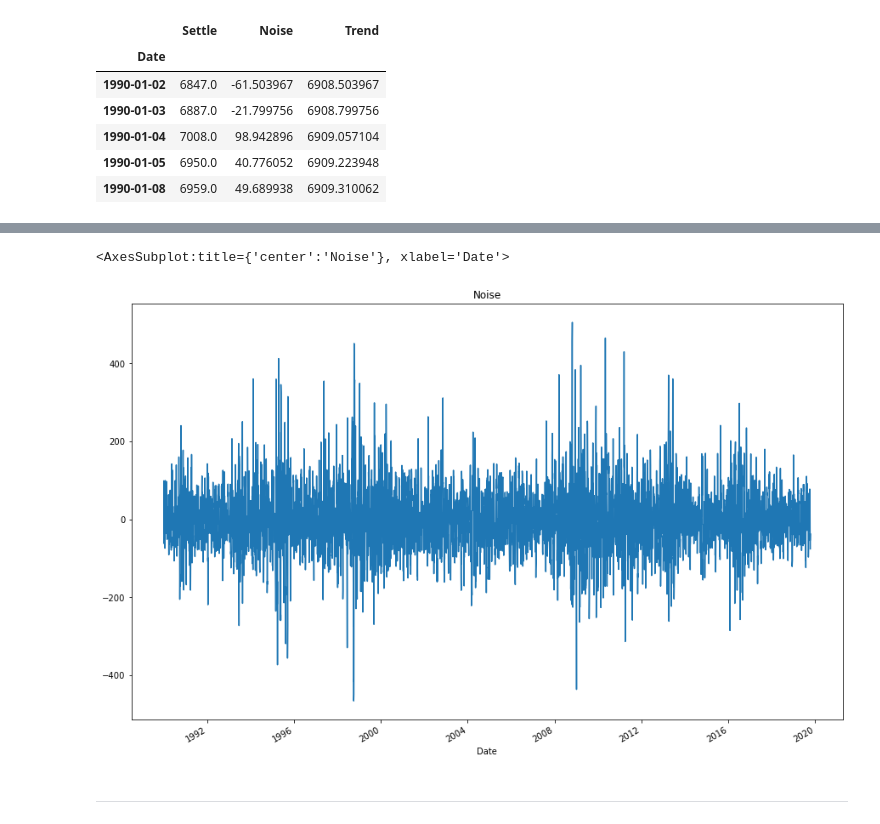
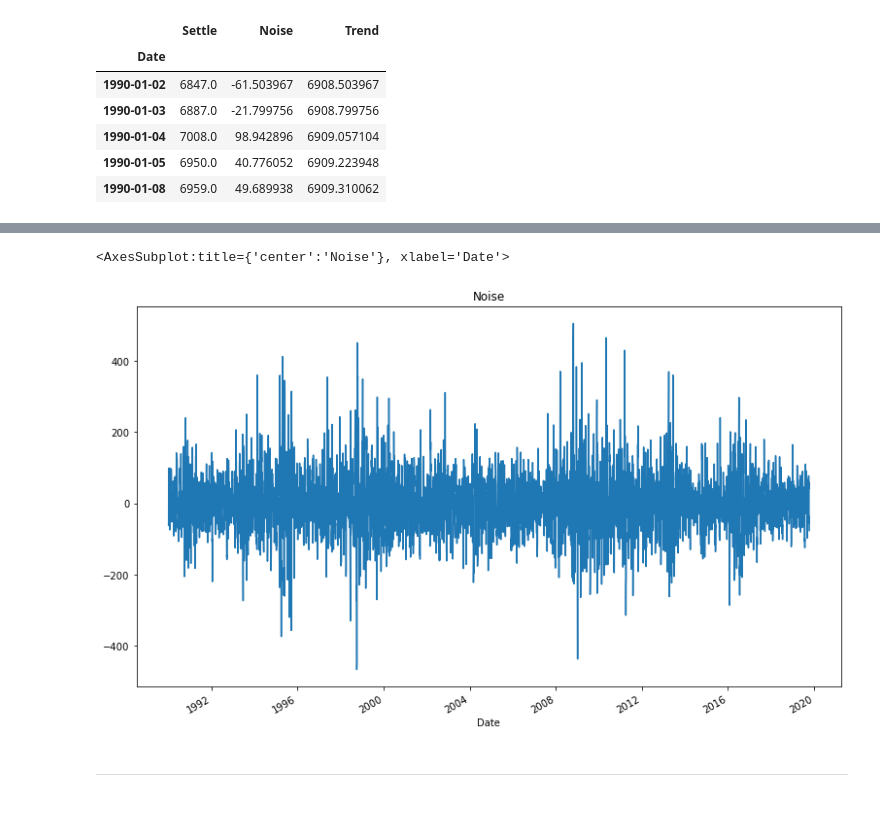
Before and after one commit to anjanamin/Time_Series, a Jupyter notebook: time_series_analysis.ipynb, the cells around one changed output, grey strips where cells are left out. Saved outputs shown, nothing was run; the diff lists cells and outputs as text; code cells hidden in the pictures.

```diff
--- a/time_series_analysis.ipynb
+++ b/time_series_analysis.ipynb
@@ -83,12 +83,12 @@ df_settle[['Settle','Trend']]['2015-01':].plot(
 # %%
 # Plot the Settle Noise
 df_settle.Noise.plot(
-    figsize = (15,10),
+    figsize = (13,8),
     title = 'Noise'
 )
 # %% [output]
 <AxesSubplot:title={'center':'Noise'}, xlabel='Date'>
-[figure, old version]
+[figure, new version]
 # %% [markdown]
 ---
 # %% [markdown]
```
Also changed, not shown: parts of 10 cells of this notebook, 2 other files.
